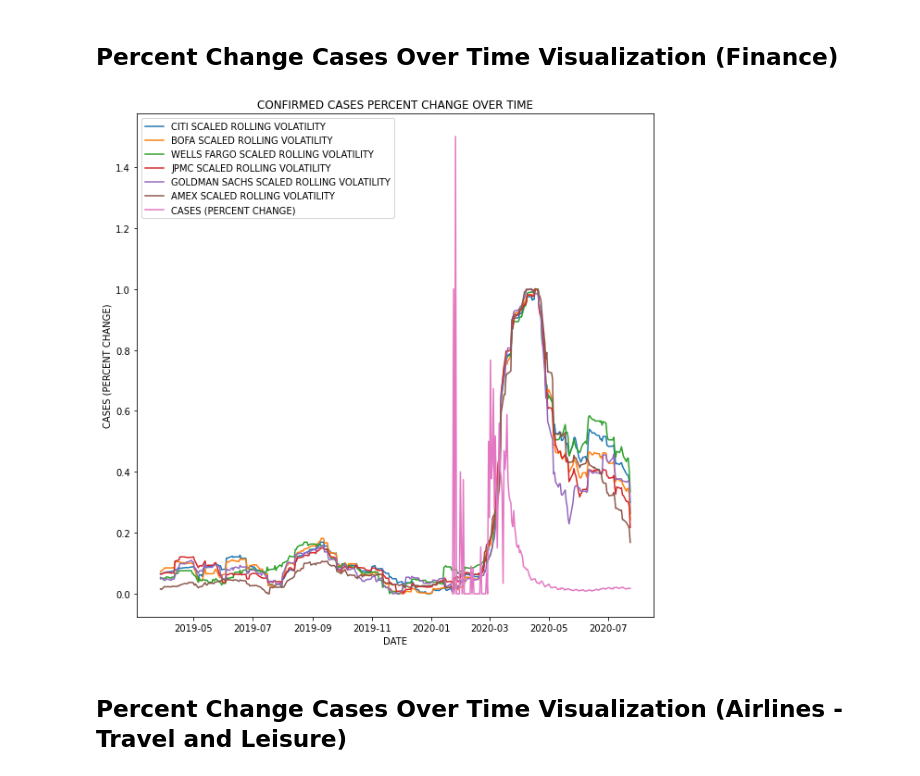
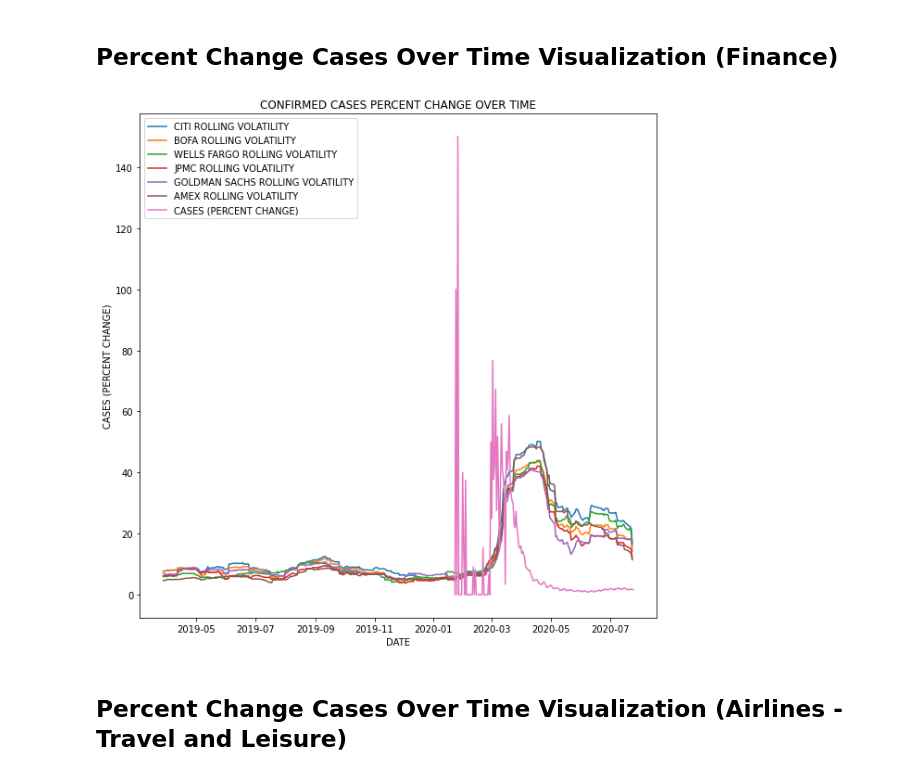
Before and after one commit to platypus-capital/options, a Jupyter notebook: jupyter/Covid_Analysis.ipynb, the cells around one changed output. Saved outputs shown, nothing was run; the diff lists cells and outputs as text; code cells hidden in the pictures.

```diff
--- a/jupyter/Covid_Analysis.ipynb
+++ b/jupyter/Covid_Analysis.ipynb
@@ -22,8 +22,7 @@ Provided by Yahoo Finance
 def volatility(ticker, days='365d', vol_window=30):
     stock = equity(ticker, days)
     stock.historical_volatility(vol_window)
-    stock.min_max_scale('Rolling Volatility')
-    return stock.df[~stock.df['Rolling Volatility Scaled'].isna()]['Rolling Volatility Scaled']
+    return stock.df[~stock.df['Rolling Volatility'].isna()]['Rolling Volatility']
 # %% [markdown]
 ## Covid-19 Confirmed Case Data
 Sourcing COVID-19 Numbers from [John Hopkins Covid-19 Data Repository](https://github.com/CSSEGISandData/COVID-19).
@@ -37,25 +36,25 @@ Associated this metric with historical volatility to find a coorelation or patte
 # %%
 us_cases = confirmed_df[confirmed_df['Country/Region'] == 'US'].iloc[:,4:].melt(var_name='Date', value_name='Confirmed Cases', col_level=0)
 us_cases['Date'] = pd.to_datetime(us_cases['Date'])
-us_cases['Percent Change'] = (us_cases['Confirmed Cases'] - us_cases['Confirmed Cases'].shift(1).fillna(0))/us_cases['Confirmed Cases'].shift(1).fillna(0)
+us_cases['Percent Change'] = (us_cases['Confirmed Cases'] - us_cases['Confirmed Cases'].shift(1).fillna(0))/us_cases['Confirmed Cases'].shift(1).fillna(0) * 100
 us_cases.set_index('Date', inplace=True)
 # %% [markdown]
 ## Percent Change Cases Over Time Visualization (Finance)
 # %%
-plt.plot(volatility('C'), label="CITI SCALED ROLLING VOLATILITY")
-plt.plot(volatility('BAC'), label="BOFA SCALED ROLLING VOLATILITY")
-plt.plot(volatility('WFC'), label="WELLS FARGO SCALED ROLLING VOLATILITY")
-plt.plot(volatility('JPM'), label="JPMC SCALED ROLLING VOLATILITY")
-plt.plot(volatility('GS'), label="GOLDMAN SACHS SCALED ROLLING VOLATILITY")
-plt.plot(volatility('AXP'), label="AMEX SCALED ROLLING VOLATILITY")
+plt.plot(volatility('C'), label="CITI ROLLING VOLATILITY")
+plt.plot(volatility('BAC'), label="BOFA ROLLING VOLATILITY")
+plt.plot(volatility('WFC'), label="WELLS FARGO ROLLING VOLATILITY")
+plt.plot(volatility('JPM'), label="JPMC ROLLING VOLATILITY")
+plt.plot(volatility('GS'), label="GOLDMAN SACHS ROLLING VOLATILITY")
+plt.plot(volatility('AXP'), label="AMEX ROLLING VOLATILITY")
 plt.plot(us_cases['Percent Change'], label="CASES (PERCENT CHANGE)")
 plt.xlabel('DATE')
 plt.ylabel('CASES (PERCENT CHANGE)')
 plt.title('CONFIRMED CASES PERCENT CHANGE OVER TIME')
 plt.legend()
 plt.show()
 # %% [output]
-[figure, old version]
+[figure, new version]
 # %% [markdown]
 ## Percent Change Cases Over Time Visualization (Airlines - Travel and Leisure)
 # %%
```
Also changed, not shown: parts of 6 cells of this notebook.
